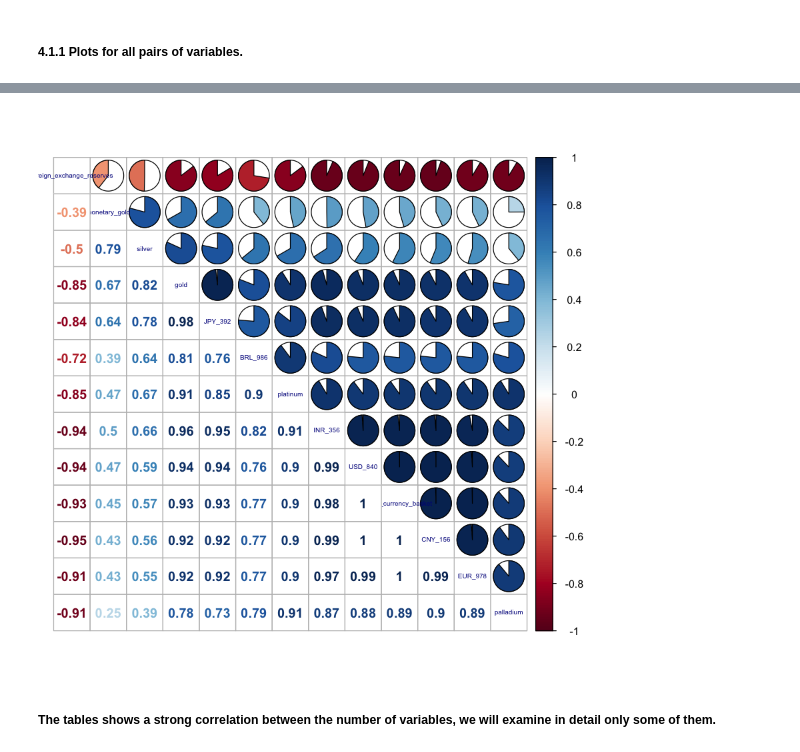
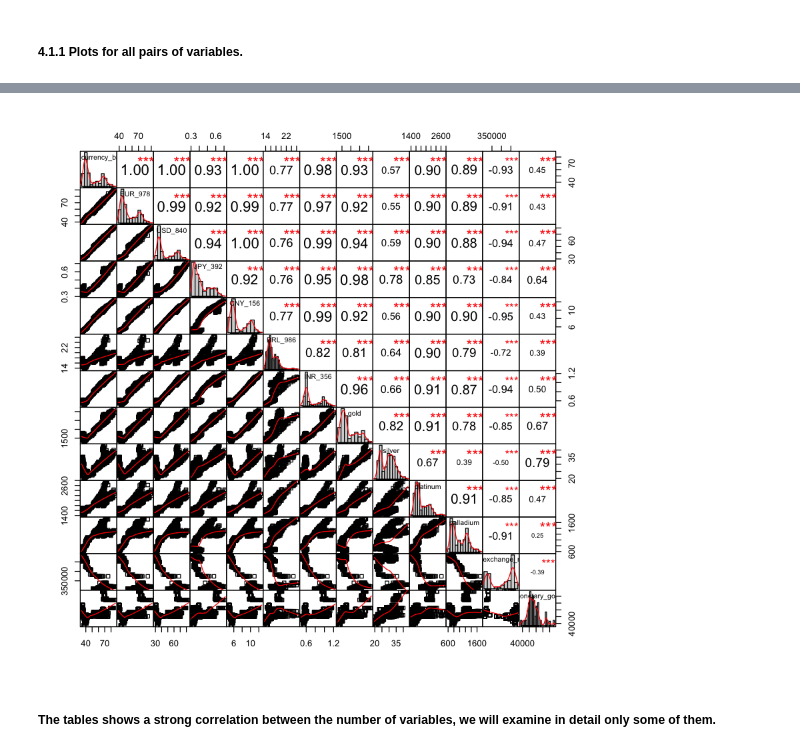
Before and after one commit to OlgaBelitskaya/data-analyst-nd002, a Jupyter notebook: Data_Analyst_ND_Project4/P4.ipynb, the cells around one changed output, grey strips where cells are left out. Cells and saved outputs as stored; diff of their text form; code cells hidden in the pictures.

```diff
--- a/Data_Analyst_ND_Project4/P4.ipynb
+++ b/Data_Analyst_ND_Project4/P4.ipynb
@@ -293,7 +274,7 @@ head(mcorr_centrobank)
-# %%
-corrplot.mixed(mcorr_centrobank, lower="number", upper="pie", order ="AOE", tl.col="darkblue", tl.cex=0.5)
-# %% [output]
-[figure, removed]
+# %%
+chart.Correlation(corr_centrobank, histogram=TRUE, pch=22)
+# %% [output]
+[figure, added]
 # %% [markdown]
 ##### The tables shows a strong correlation between the number of variables, we will examine in detail only some of them.
 # %% [markdown]
```
Also changed, not shown: parts of 24 cells of this notebook, 4 other files.
